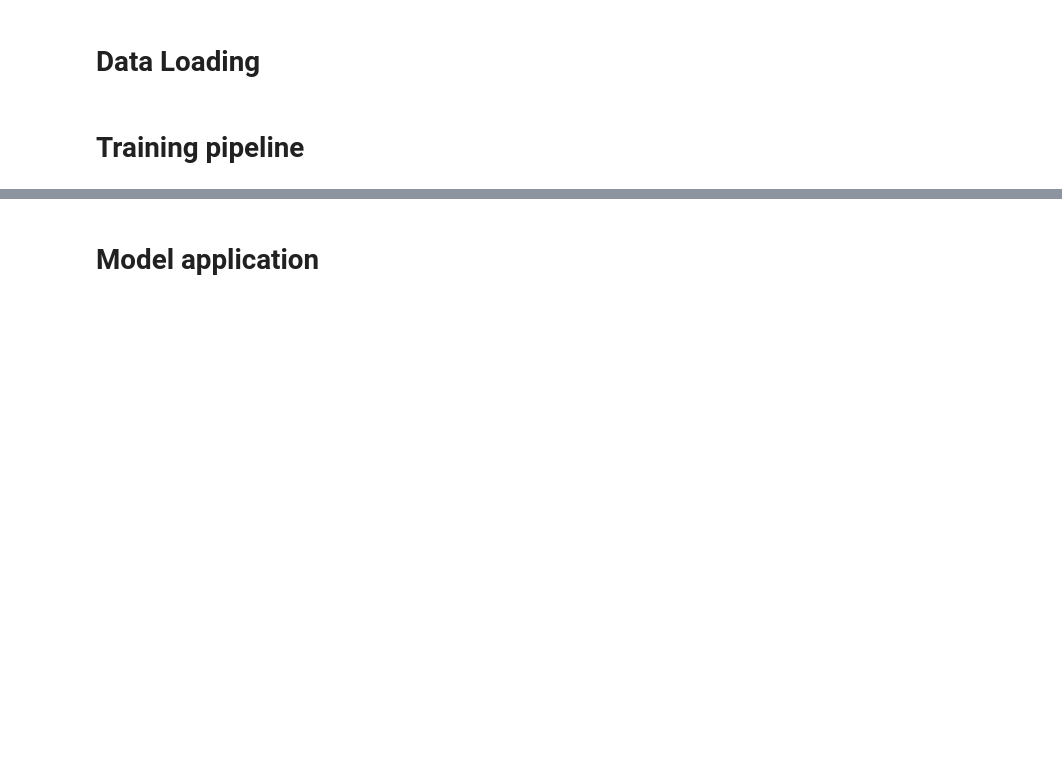
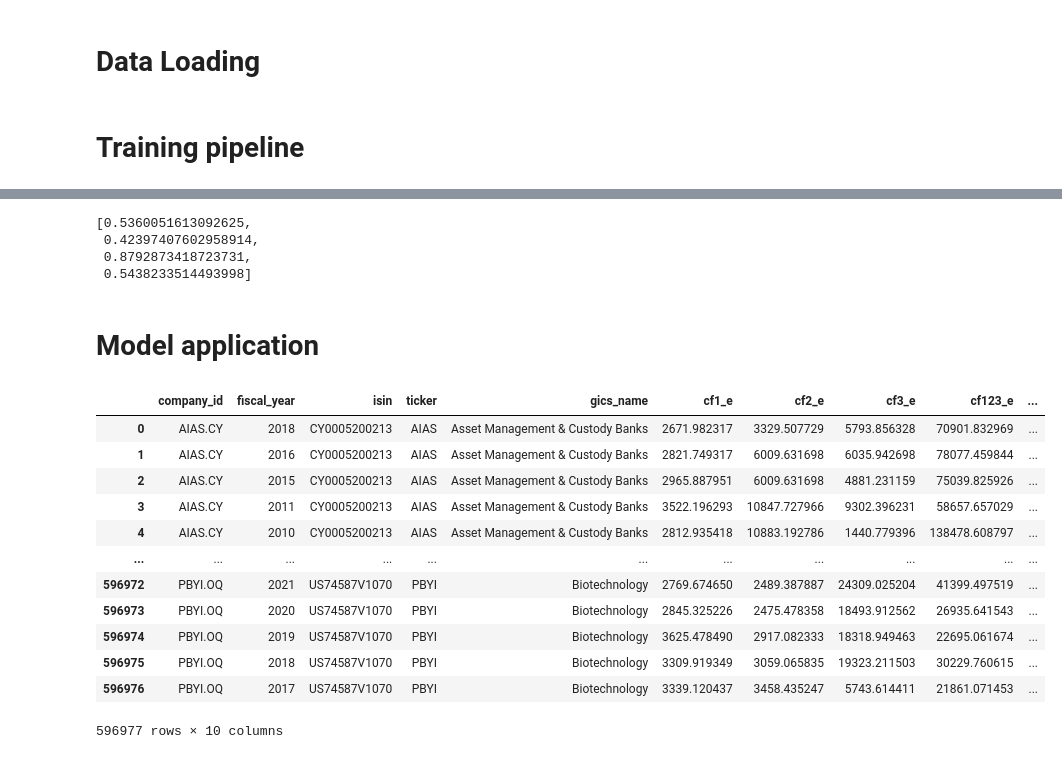
Before and after one commit to Pladifes/corporate-ghg-emissions-estimations, a Jupyter notebook: Advanced_Model_Training.ipynb, the cells around one changed output, grey strips where cells are left out. Drawn from its saved outputs; the diff is of its cells as text; code cells hidden in the pictures; blank space fills up the shorter version.

```diff
--- a/Advanced_Model_Training.ipynb
+++ b/Advanced_Model_Training.ipynb
@@ -121,3 +120,10 @@ modelisation done
 ... (12 outputs left out)
+# %%
+best_scores
+# %% [output]
+[0.5360051613092625,
+ 0.42397407602958914,
+ 0.8792873418723731,
+ 0.5438233514493998]
 # %% [markdown]
 # Model application
@@ -124,4 +132,23 @@ modelisation done
 # %%
-
-raw_dataset = load_data(path_rawdata, filter_outliers=False, save=False):
-estimations = apply_model_on_raw_data(raw_dataset, path_intermediary=path_intermediary, path_models=path_models, path_results=path_results, save=False)
+raw_dataset = load_data(path_rawdata, filter_outliers=False, save=False)
+estimations = apply_model_on_raw_data(raw_dataset,
+    path_intermediary=path_intermediary,
+    path_models=path_models,
+    path_results=path_results,
+    save=False
+)
+estimations
+# %% [output]
+|  | company_id | fiscal_year | isin | ticker | gics_name | cf1_e | cf2_e | cf3_e | cf123_e | ... |
+| 0 | AIAS.CY | 2018 | CY0005200213 | AIAS | Asset Management & Custody Banks | 2671.982317 | 3329.507729 | 5793.856328 | 70901.832969 | ... |
+| 1 | AIAS.CY | 2016 | CY0005200213 | AIAS | Asset Management & Custody Banks | 2821.749317 | 6009.631698 | 6035.942698 | 78077.459844 | ... |
+| 2 | AIAS.CY | 2015 | CY0005200213 | AIAS | Asset Management & Custody Banks | 2965.887951 | 6009.631698 | 4881.231159 | 75039.825926 | ... |
+| 3 | AIAS.CY | 2011 | CY0005200213 | AIAS | Asset Management & Custody Banks | 3522.196293 | 10847.727966 | 9302.396231 | 58657.657029 | ... |
+| 4 | AIAS.CY | 2010 | CY0005200213 | AIAS | Asset Management & Custody Banks | 2812.935418 | 10883.192786 | 1440.779396 | 138478.608797 | ... |
+| ... | ... | ... | ... | ... | ... | ... | ... | ... | ... | ... |
+| 596972 | PBYI.OQ | 2021 | US74587V1070 | PBYI | Biotechnology | 2769.674650 | 2489.387887 | 24309.025204 | 41399.497519 | ... |
+| 596973 | PBYI.OQ | 2020 | US74587V1070 | PBYI | Biotechnology | 2845.325226 | 2475.478358 | 18493.912562 | 26935.641543 | ... |
+| 596974 | PBYI.OQ | 2019 | US74587V1070 | PBYI | Biotechnology | 3625.478490 | 2917.082333 | 18318.949463 | 22695.061674 | ... |
+| 596975 | PBYI.OQ | 2018 | US74587V1070 | PBYI | Biotechnology | 3309.919349 | 3059.065835 | 19323.211503 | 30229.760615 | ... |
+| 596976 | PBYI.OQ | 2017 | US74587V1070 | PBYI | Biotechnology | 3339.120437 | 3458.435247 | 5743.614411 | 21861.071453 | ... |
+596977 rows × 10 columns
```
Also changed, not shown: parts of 4 cells of this notebook, 12 other files.
